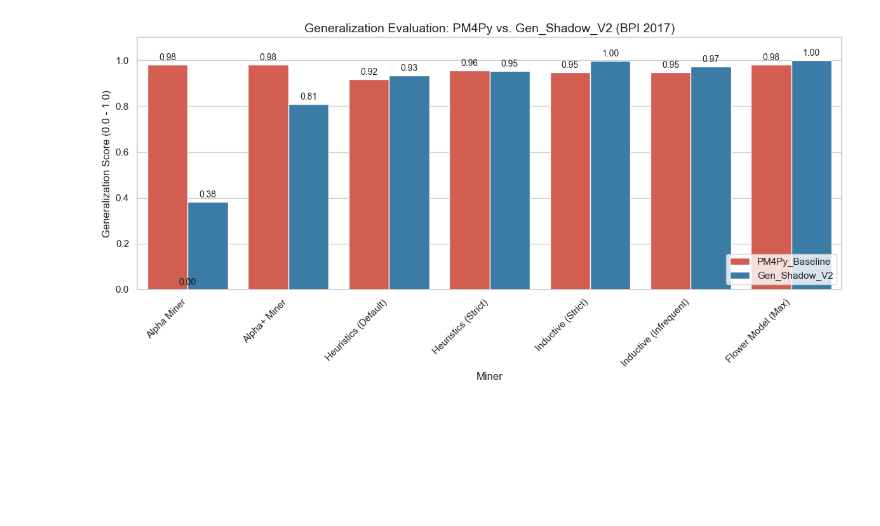
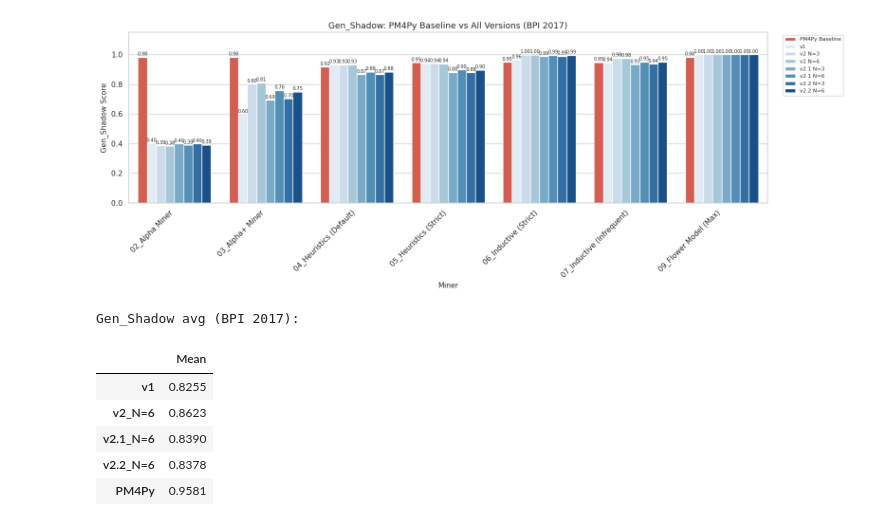
Before and after one commit to Gength/generalization_analysis, a Jupyter notebook: benchmark_analysis.ipynb, the cells around one changed output. Cells and saved outputs as stored; diff of their text form; code cells hidden in the pictures; blank space fills up the shorter version.

```diff
--- a/benchmark_analysis.ipynb
+++ b/benchmark_analysis.ipynb
@@ -61,30 +23,44 @@ display(df.head())
 # %%
-# Isolate BPI_2017 for clear visualization
-df_2017 = df[df['Dataset'] == 'BPI_2017']
+# ╔══════════════════════════════════════════════════════════════╗
+# ║  SECTION 1: GEN_SHADOW — Trace Sampling Generalization    ║
+# ╚══════════════════════════════════════════════════════════════╝
+# ── Cell 2: PM4Py Baseline vs All Versions Gen_Shadow (BPI 2017) ──
+shadow_cols = ['PM4Py_Baseline_Gen'] + [f'{v}_Gen_Shadow' for v in VERSIONS]
+label_map = {'PM4Py_Baseline_Gen': 'PM4Py Baseline'}
+for v in VERSIONS:
+    label_map[f'{v}_Gen_Shadow'] = v.replace('_N=', ' N=')
 
-# Melt the dataframe for Seaborn grouping
-df_melted_showdown = df_2017.melt(
-    id_vars=['Miner'],
-    value_vars=['PM4Py_Baseline', 'Gen_Shadow_V2'],
-    var_name='Metric',
-    value_name='Score'
-)
+df_melted = df_2017.melt(id_vars=['Miner'], value_vars=shadow_cols,
+                         var_name='Metric', value_name='Score')
+df_melted['Metric'] = df_melted['Metric'].replace(label_map)
 
-plt.figure(figsize=(12, 6))
-ax = sns.barplot(data=df_melted_showdown, x='Miner', y='Score', hue='Metric', palette=['#E74C3C', '#2980B9'])
+palette = ['#E74C3C'] + sns.color_palette('Blues', n_colors=len(VERSIONS))
 
-plt.title('Generalization Evaluation: PM4Py vs. Gen_Shadow_V2 (BPI 2017)')
-plt.ylabel('Generalization Score (0.0 - 1.0)')
-plt.ylim(0, 1.1)
+plt.figure(figsize=(16, 6))
+ax = sns.barplot(data=df_melted, x='Miner', y='Score', hue='Metric', palette=palette)
+plt.title('Gen_Shadow: PM4Py Baseline vs All Versions (BPI 2017)')
+plt.ylabel('Gen_Shadow Score'); plt.ylim(0, 1.15)
 plt.xticks(rotation=45, ha='right')
-plt.legend(loc='lower right')
+plt.legend(bbox_to_anchor=(1.02, 1), loc='upper left', fontsize=8)
+for p in ax.patches:
+    h = p.get_height()
+    if h > 0.01:
+        ax.annotate(f"{h:.2f}", (p.get_x()+p.get_width()/2., h),
+                    ha='center', va='bottom', fontsize=7, xytext=(0,1), textcoords='offset points')
+plt.show()
 
-# Add values on top of bars
-for p in ax.patches:
-    ax.annotate(f"{p.get_height():.2f}", (p.get_x() + p.get_width() / 2., p.get_height()),
-                ha='center', va='baseline', xytext=(0, 5), textcoords='offset points', fontsize=10)
-
-plt.show()
+# Quick summary table
+print("Gen_Shadow avg (BPI 2017):")
+shadow_avg = {v: df_2017[f'{v}_Gen_Shadow'].mean() for v in VERSIONS_N6}
+shadow_avg['PM4Py'] = df_2017['PM4Py_Baseline_Gen'].mean()
+display(pd.Series(shadow_avg, name='Mean').round(4).to_frame())
 # %% [output]
-[figure, old version]
+[figure, new version]
+Gen_Shadow avg (BPI 2017):
+|  | Mean |
+| v1 | 0.8255 |
+| v2_N=6 | 0.8623 |
+| v2.1_N=6 | 0.8390 |
+| v2.2_N=6 | 0.8378 |
+| PM4Py | 0.9581 |
 # %%
```
Also changed, not shown: parts of 12 cells of this notebook, 7 other files.
